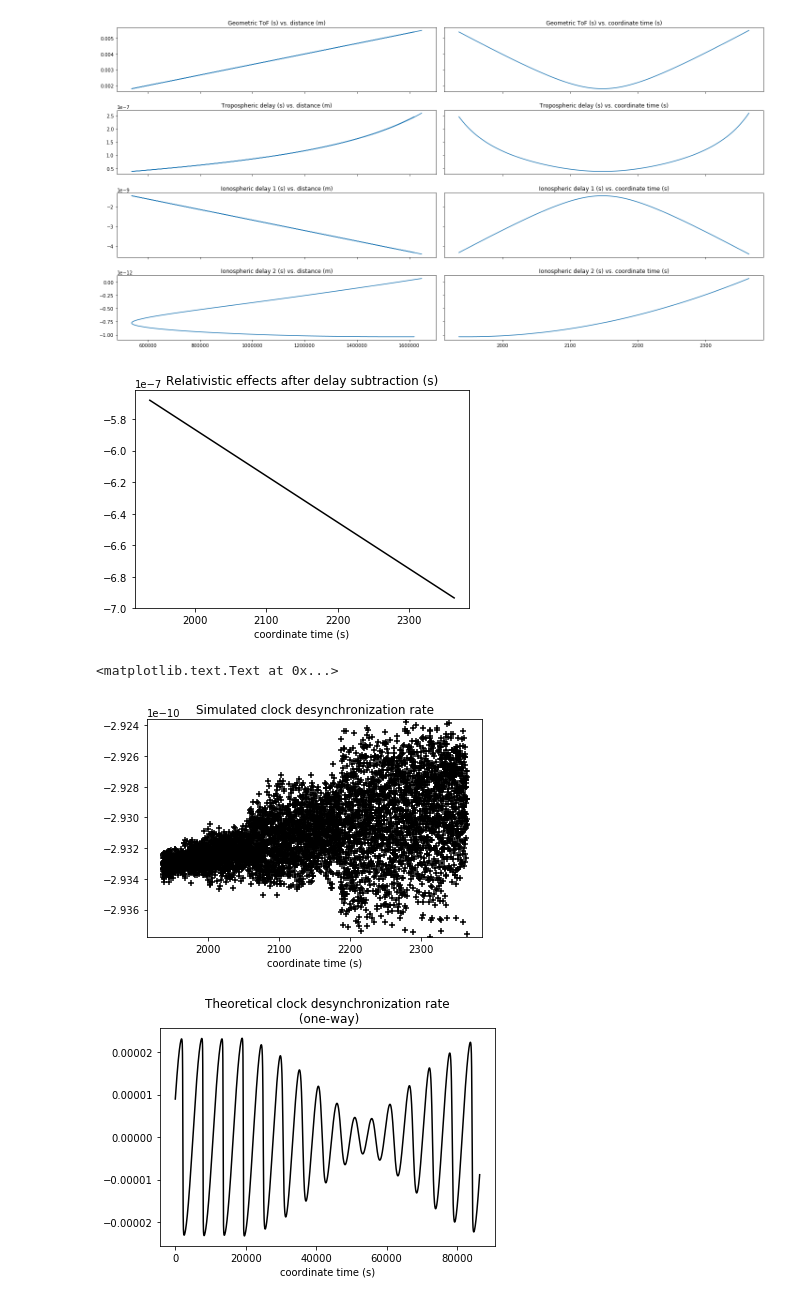
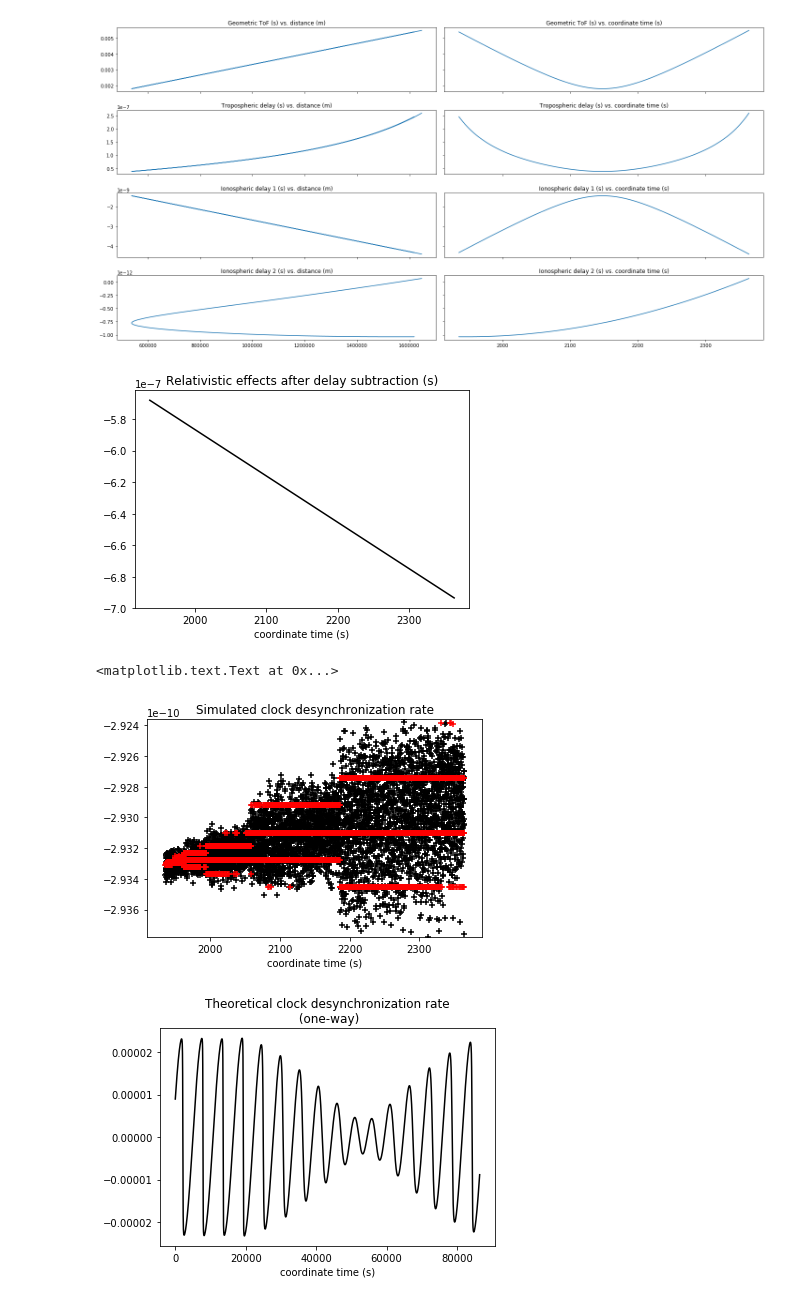
Before and after one commit to kalaydzhyan/dark-matter-codes, a Jupyter notebook: relativistic_test.ipynb, the cells around one changed output. Cells and saved outputs as stored; diff of their text form; code cells hidden in the pictures.

```diff
--- a/relativistic_test.ipynb
+++ b/relativistic_test.ipynb
@@ -80,10 +80,10 @@ data.plot(x = 'coord.time', y = ['desynchronisation'])
 
 fig, ax = plt.subplots()
 time_steps_experiment = np.gradient(np.array(data['coord.time']))
-data_derivatives = -np.gradient(np.array(data['desynchronisation']))/time_steps_experiment
+data_derivatives1 = -np.gradient(np.array(data['desynchronisation']))/time_steps_experiment
 
-plt.scatter(data['coord.time'], data_derivatives, c = 'k', marker = '+')
-plt.ylim(np.min(data_derivatives)-1e-13, np.max(data_derivatives)+1e-13)
+plt.scatter(data['coord.time'], data_derivatives1, c = 'k', marker = '+')
+plt.ylim(np.min(data_derivatives1)-1e-13, np.max(data_derivatives1)+1e-13)
 
 plt.xlabel('coordinate time (s)')
 plt.title('Simulated clock desynchronization rate')
@@ -123,28 +123,29 @@ plt.tight_layout(h_pad=2.0)
 # %%
 data['test'] = data['geometric.ToF'] + data['tropo.delay'] + data['iono.1/f^2'] + data['iono.1/f^3'] \
                + data['PToF'] + 1e-3*(-1 if frequency_n=="1" else 1)
 """ This additional +/- 1ms doesn't really matter, because we'll take a derivative"""
 
 fig, ax = plt.subplots()
 plt.plot(data['coord.time'], data['test'], c = 'k')
 plt.xlabel('coordinate time (s)')
 plt.title('Relativistic effects after delay subtraction (s)')
 plt.show()
 
 """ Taking derivative of that data """
 
 time_steps_experiment = np.gradient(np.array(data['coord.time']))
 data_derivatives = np.gradient(np.array(data['test']))/time_steps_experiment
 
 plt.scatter(data['coord.time'], data_derivatives, c = 'k', marker = '+')
+plt.scatter(data['coord.time'], data_derivatives1, c = 'r', marker = '+')
 plt.ylim(np.min(data_derivatives), np.max(data_derivatives))
 
 plt.xlabel('coordinate time (s)')
 plt.title('Simulated clock desynchronization rate')
 # %% [output]
 [figure]
 <matplotlib.text.Text at 0x...>
-[figure, old version]
+[figure, new version]
 # %%
 """ One-way relativistic effect, precision 1/c^3 """
 
```
Also changed, not shown: 4 other files.
